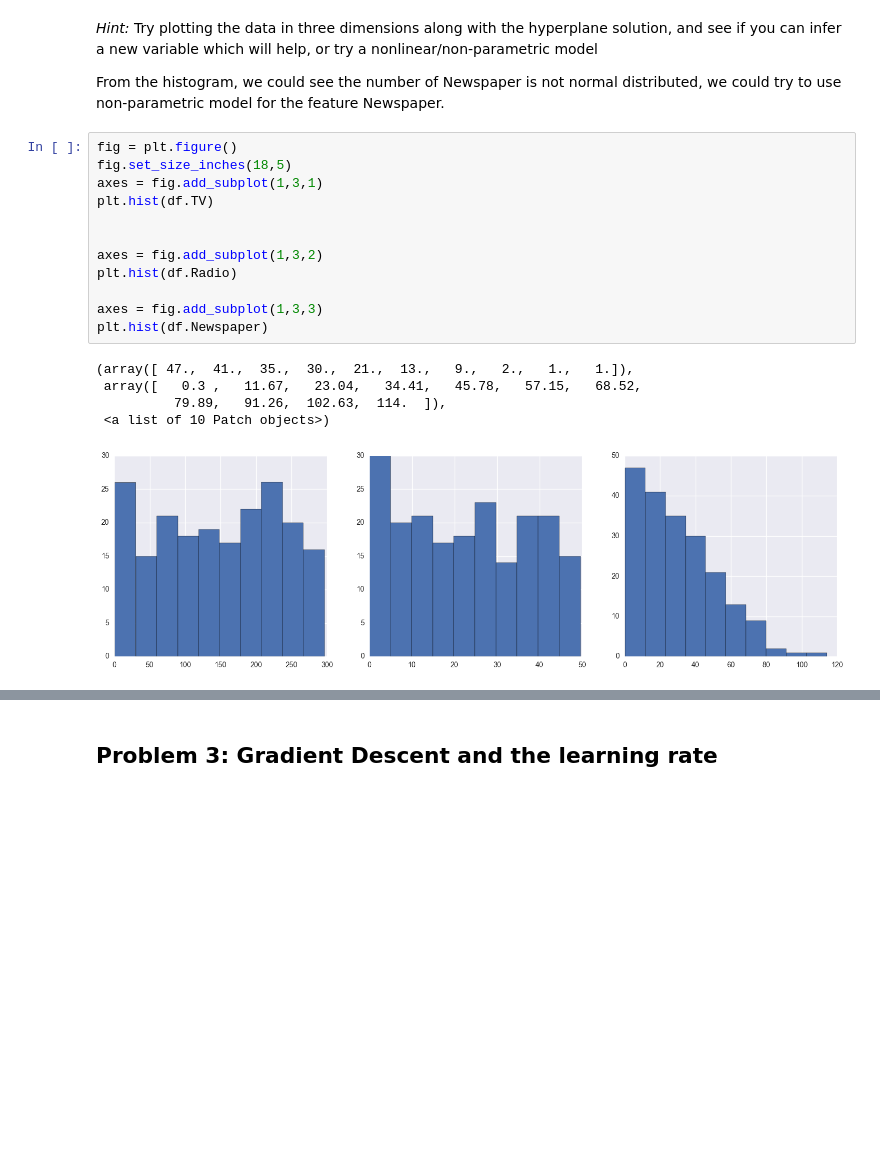
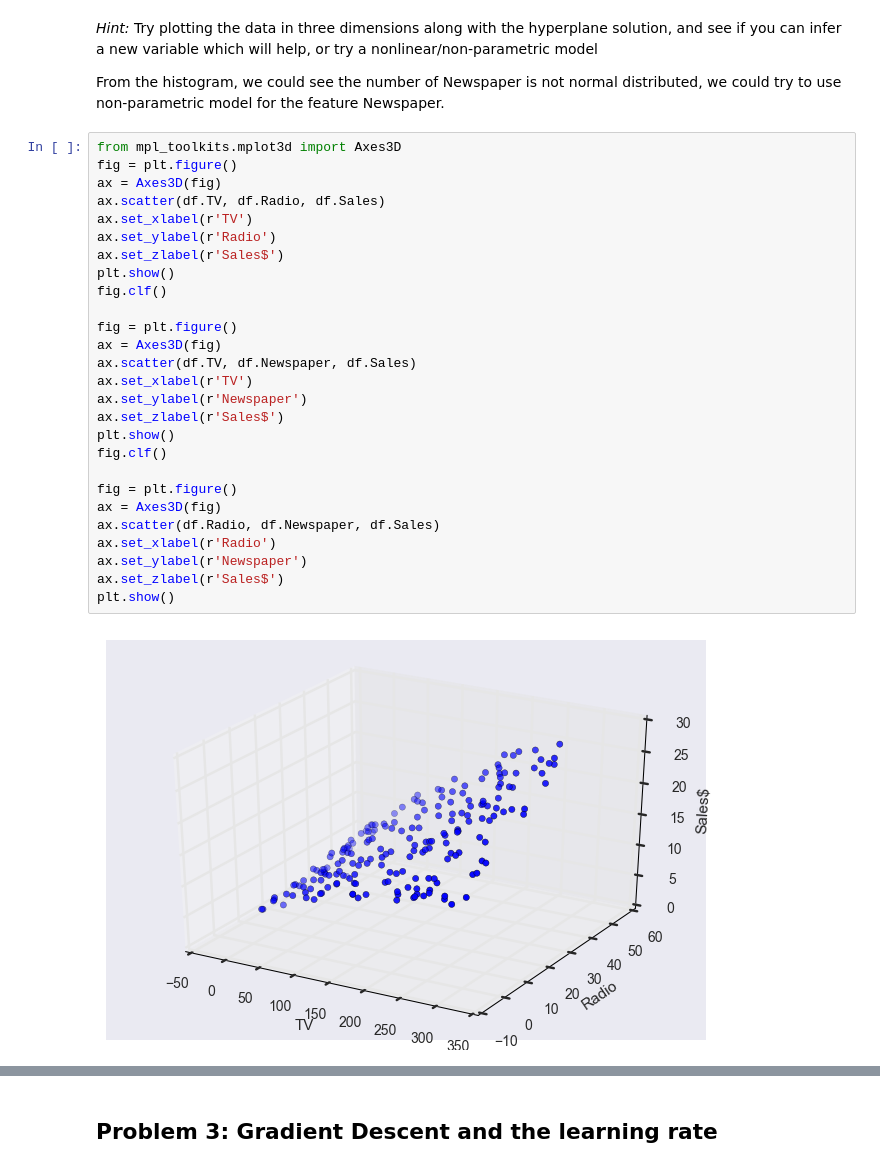
Before and after one commit to Columbia-Intro-Data-Science/python-introduction-Miss-Xia, a Jupyter notebook: mynotebooksolutions.ipynb, the cells around one changed output, grey strips where cells are left out. Drawn from its saved outputs; the diff is of its cells as text; blank space fills up the shorter version.

```diff
--- a/mynotebooksolutions.ipynb
+++ b/mynotebooksolutions.ipynb
@@ -265,21 +265,32 @@ In this model, TV is the most important feature, Radio is the second important f
 a new variable which will help, or try a nonlinear/non-parametric model
 
 From the histogram, we could see the number of Newspaper is not normal distributed, we could try to use non-parametric model for the feature Newspaper.
-# %%
-fig = plt.figure()
-fig.set_size_inches(18,5)
-axes = fig.add_subplot(1,3,1)
-plt.hist(df.TV)
-
-
-axes = fig.add_subplot(1,3,2)
-plt.hist(df.Radio)
-
-axes = fig.add_subplot(1,3,3)
-plt.hist(df.Newspaper)
-# %% [output]
-(array([ 47.,  41.,  35.,  30.,  21.,  13.,   9.,   2.,   1.,   1.]),
- array([   0.3 ,   11.67,   23.04,   34.41,   45.78,   57.15,   68.52,
-          79.89,   91.26,  102.63,  114.  ]),
- <a list of 10 Patch objects>)
-[figure, removed]
+# %%
+from mpl_toolkits.mplot3d import Axes3D
+fig = plt.figure()
+ax = Axes3D(fig)
+ax.scatter(df.TV, df.Radio, df.Sales)
+ax.set_xlabel(r'TV')
+ax.set_ylabel(r'Radio')
+ax.set_zlabel(r'Sales$')
+plt.show()
+fig.clf()
+
+fig = plt.figure()
+ax = Axes3D(fig)
+ax.scatter(df.TV, df.Newspaper, df.Sales)
+ax.set_xlabel(r'TV')
+ax.set_ylabel(r'Newspaper')
+ax.set_zlabel(r'Sales$')
+plt.show()
+fig.clf()
+
+fig = plt.figure()
+ax = Axes3D(fig)
+ax.scatter(df.Radio, df.Newspaper, df.Sales)
+ax.set_xlabel(r'Radio')
+ax.set_ylabel(r'Newspaper')
+ax.set_zlabel(r'Sales$')
+plt.show()
+# %% [output]
+[figure, added]
```
Also changed, not shown: parts of 8 cells of this notebook.
